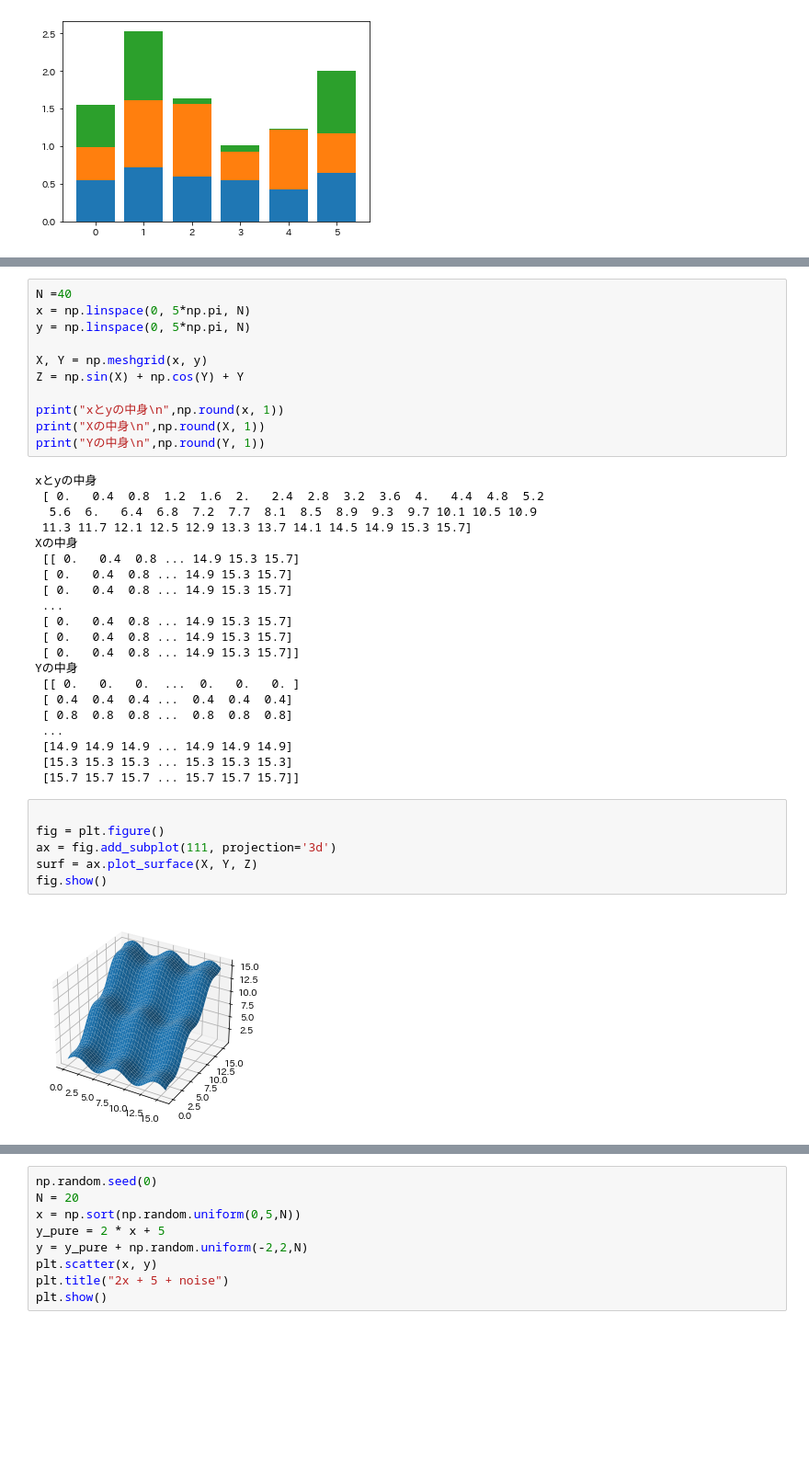
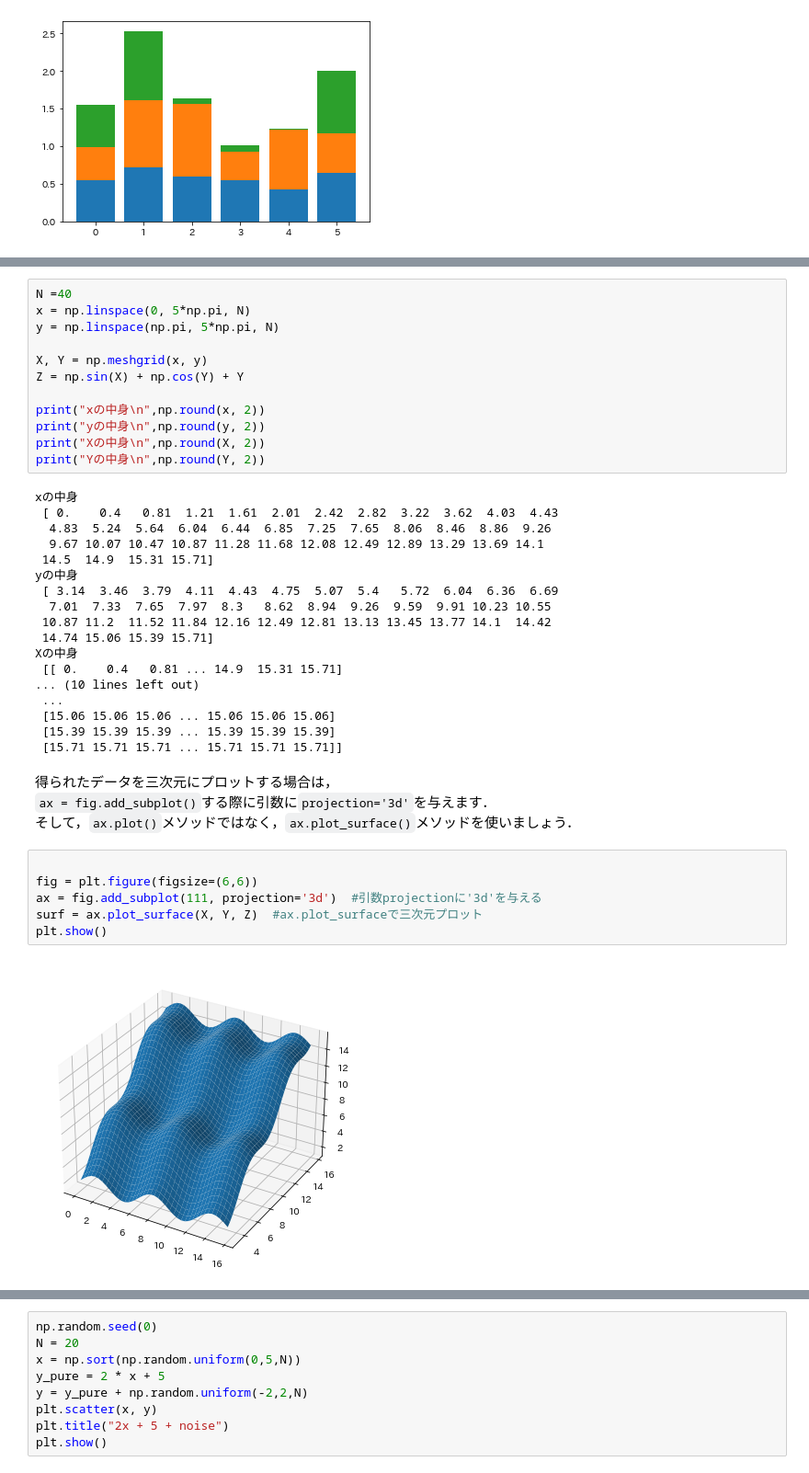
Before and after one commit to Toshi-M56/matplotlib_lecture, a Jupyter notebook: 研修Pythonグラフ作成.ipynb, the cells around one changed output, grey strips where cells are left out. Shown at 92% size. Cells and saved outputs as stored; diff of their text form; blank space fills up the shorter version.

```diff
--- a/研修Pythonグラフ作成.ipynb
+++ b/研修Pythonグラフ作成.ipynb
@@ -403,40 +454,42 @@ from mpl_toolkits.mplot3d import axes3d
 # %%
 N =40
 x = np.linspace(0, 5*np.pi, N)
-y = np.linspace(0, 5*np.pi, N)
+y = np.linspace(np.pi, 5*np.pi, N)
 
 X, Y = np.meshgrid(x, y)
 Z = np.sin(X) + np.cos(Y) + Y
 
-print("xとyの中身\n",np.round(x, 1))
-print("Xの中身\n",np.round(X, 1))
-print("Yの中身\n",np.round(Y, 1))
+print("xの中身\n",np.round(x, 2))
+print("yの中身\n",np.round(y, 2))
+print("Xの中身\n",np.round(X, 2))
+print("Yの中身\n",np.round(Y, 2))
 # %% [output]
-xとyの中身
- [ 0.   0.4  0.8  1.2  1.6  2.   2.4  2.8  3.2  3.6  4.   4.4  4.8  5.2
-  5.6  6.   6.4  6.8  7.2  7.7  8.1  8.5  8.9  9.3  9.7 10.1 10.5 10.9
- 11.3 11.7 12.1 12.5 12.9 13.3 13.7 14.1 14.5 14.9 15.3 15.7]
+xの中身
+ [ 0.    0.4   0.81  1.21  1.61  2.01  2.42  2.82  3.22  3.62  4.03  4.43
+  4.83  5.24  5.64  6.04  6.44  6.85  7.25  7.65  8.06  8.46  8.86  9.26
+  9.67 10.07 10.47 10.87 11.28 11.68 12.08 12.49 12.89 13.29 13.69 14.1
+ 14.5  14.9  15.31 15.71]
+yの中身
+ [ 3.14  3.46  3.79  4.11  4.43  4.75  5.07  5.4   5.72  6.04  6.36  6.69
+  7.01  7.33  7.65  7.97  8.3   8.62  8.94  9.26  9.59  9.91 10.23 10.55
+ 10.87 11.2  11.52 11.84 12.16 12.49 12.81 13.13 13.45 13.77 14.1  14.42
+ 14.74 15.06 15.39 15.71]
 Xの中身
- [[ 0.   0.4  0.8 ... 14.9 15.3 15.7]
- [ 0.   0.4  0.8 ... 14.9 15.3 15.7]
- [ 0.   0.4  0.8 ... 14.9 15.3 15.7]
+ [[ 0.    0.4   0.81 ... 14.9  15.31 15.71]
+... (10 lines left out)
  ...
- [ 0.   0.4  0.8 ... 14.9 15.3 15.7]
- [ 0.   0.4  0.8 ... 14.9 15.3 15.7]
- [ 0.   0.4  0.8 ... 14.9 15.3 15.7]]
-Yの中身
- [[ 0.   0.   0.  ...  0.   0.   0. ]
- [ 0.4  0.4  0.4 ...  0.4  0.4  0.4]
- [ 0.8  0.8  0.8 ...  0.8  0.8  0.8]
- ...
- [14.9 14.9 14.9 ... 14.9 14.9 14.9]
- [15.3 15.3 15.3 ... 15.3 15.3 15.3]
- [15.7 15.7 15.7 ... 15.7 15.7 15.7]]
+ [15.06 15.06 15.06 ... 15.06 15.06 15.06]
+ [15.39 15.39 15.39 ... 15.39 15.39 15.39]
+ [15.71 15.71 15.71 ... 15.71 15.71 15.71]]
+# %% [markdown]
+得られたデータを三次元にプロットする場合は，
+``ax = fig.add_subplot()``する際に引数に``projection='3d'``を与えます．
+そして，``ax.plot()``メソッドではなく，``ax.plot_surface()``メソッドを使いましょう．
 # %%
 
-fig = plt.figure()
-ax = fig.add_subplot(111, projection='3d')
-surf = ax.plot_surface(X, Y, Z)
-fig.show()
+fig = plt.figure(figsize=(6,6))
+ax = fig.add_subplot(111, projection='3d')  #引数projectionに'3d'を与える
+surf = ax.plot_surface(X, Y, Z)  #ax.plot_surfaceで三次元プロット
+plt.show()
 # %% [output]
-[figure, old version]
+[figure, new version]
```
Also changed, not shown: parts of 38 cells of this notebook.
